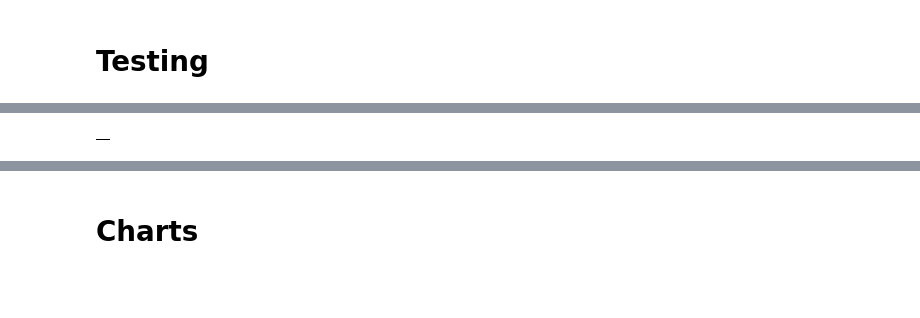
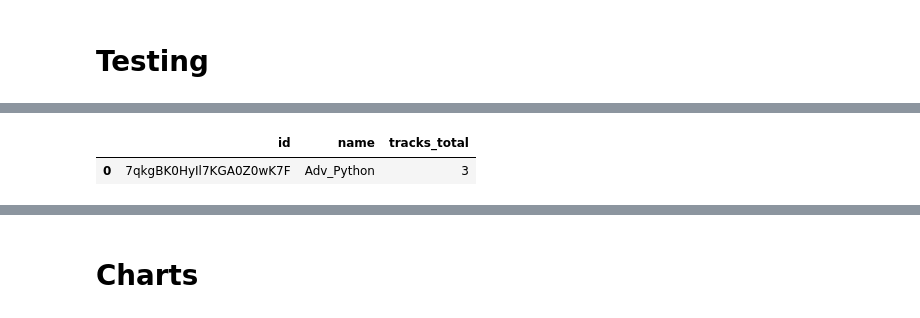
Before and after one commit to kmk9461/advanced_python, a Jupyter notebook: fetching-spotify-data .ipynb, the cells around one changed output, grey strips where cells are left out. Drawn from its saved outputs; the diff is of its cells as text; code cells hidden in the pictures; blank space fills up the shorter version.

```diff
--- a/fetching-spotify-data .ipynb
+++ b/fetching-spotify-data .ipynb
@@ -19,7 +20,7 @@ BASE_URL = 'https://api.spotify.com/v1/'
 # %%
 def getAuth():
     # Retrieve client ID & secret from env file & encode.
-    dotenv_path = '/Users/keegankelly/NYU/Classes/Advanced_Python/project/advanced_python/dvanced_python.env' # Remove.
+    dotenv_path = '/Users/keegankelly/NYU/Classes/Advanced_Python/project/advanced_python/advanced_python.env' # Remove.
     load_dotenv()
     # print(os.getenv('your-client-id'))
     # print(os.getenv('your-client-secret'))
@@ -181,9 +182,12 @@ def ArtistDf(artist_json):
 # %% [markdown]
 # Testing
 # %%
+t = time.process_time()
 access_token = getAuth()
 user_playlists = getPlaylists(access_token)
 tmp_df = dfPlaylists(user_playlists)
 playlists_original_df = getColumns(tmp_df,['id','name', 'tracks_total'])
+elapsed_time = time.process_time() - t
+print('Time elapsed:', elapsed_time,'s')
 playlists_original_df.head()
 # %% [output]
@@ -190,3 +195,4 @@ playlists_original_df.head()
-|  |
+|  | id | name | tracks_total |
+| 0 | 7qkgBK0HyIl7KGA0Z0wK7F | Adv_Python | 3 |
 # %%
 #df of playlist
```
Also changed, not shown: parts of 12 cells of this notebook.
